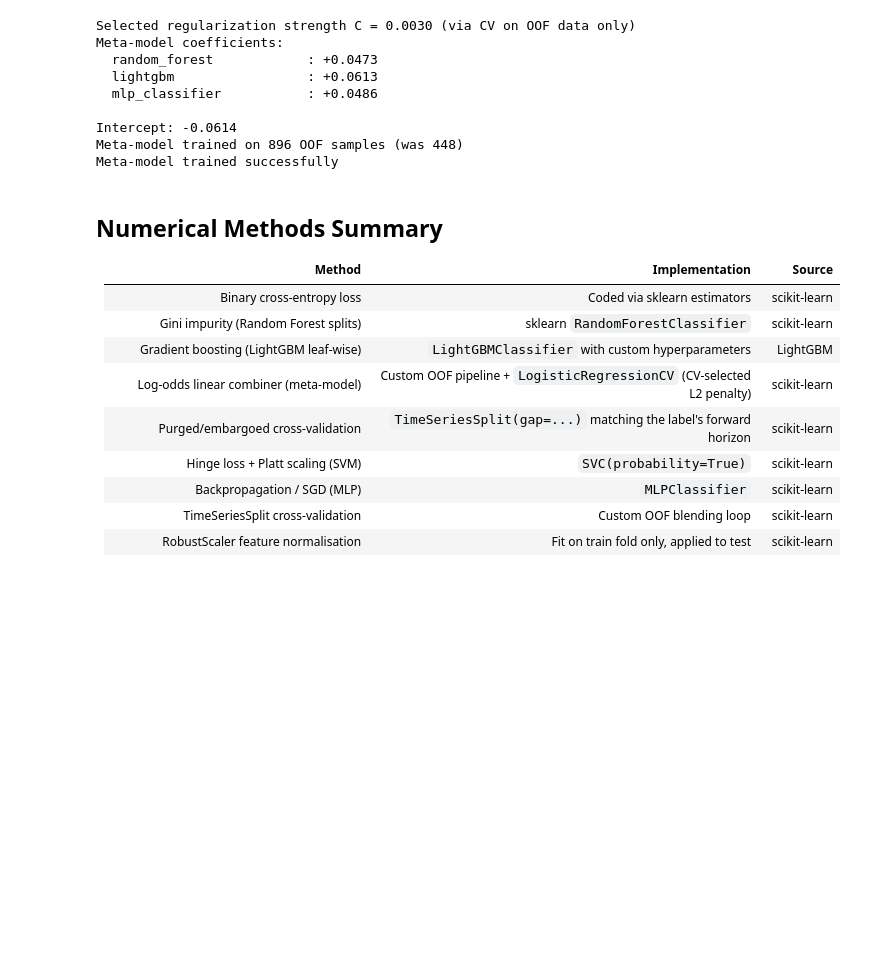
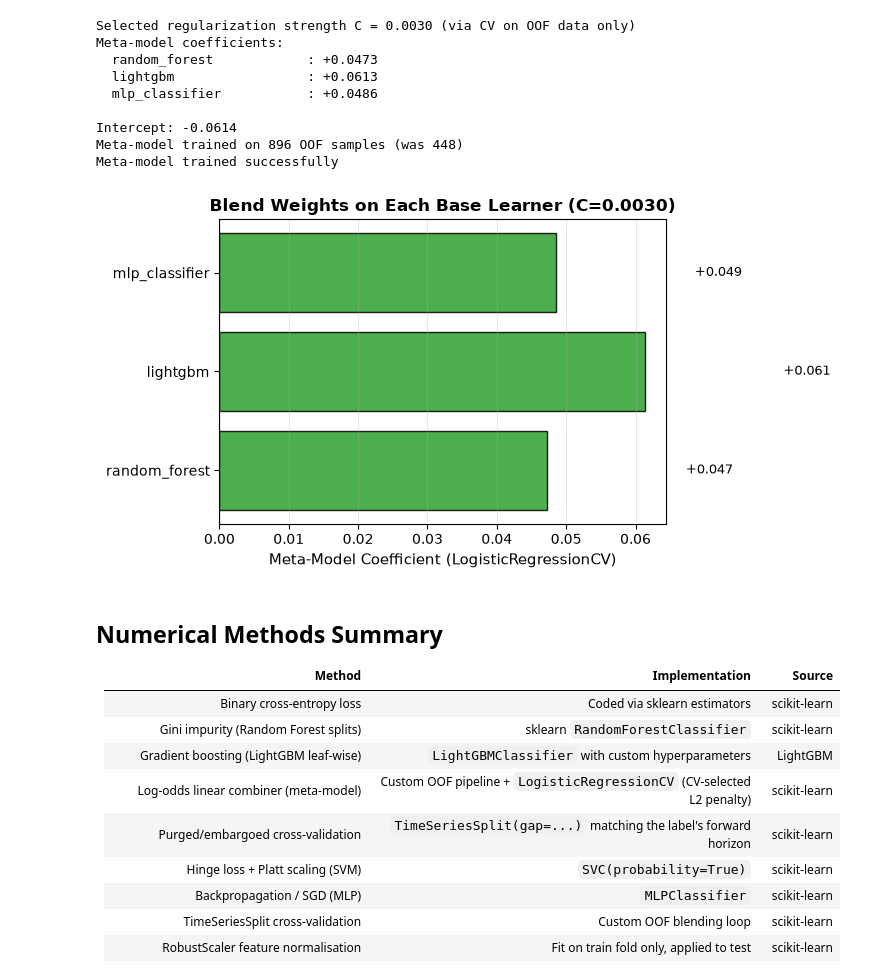
Before and after one commit to Sophialllin/CQF-, a Jupyter notebook: CQF_Volatility_Direction_5D_EXECUTED.ipynb, the cells around one changed output. Cells and saved outputs as stored; diff of their text form; code cells hidden in the pictures; blank space fills up the shorter version.

```diff
--- a/CQF_Volatility_Direction_5D_EXECUTED.ipynb
+++ b/CQF_Volatility_Direction_5D_EXECUTED.ipynb
@@ -3737,6 +3769,24 @@ Meta-model coefficients:
 Intercept: -0.0614
 Meta-model trained on 896 OOF samples (was 448)
 Meta-model trained successfully
+# %%
+# Visualize meta-model coefficients (blend weights on each base learner's OOF probability)
+fig, ax = plt.subplots(figsize=(8, 4))
+coef_names = list(meta_features_oof.columns)
+coef_vals = meta_model.coef_[0]
+colors = ['#2ca02c' if v > 0 else '#d62728' for v in coef_vals]
+ax.barh(coef_names, coef_vals, color=colors, edgecolor='black', alpha=0.85)
+ax.axvline(x=0, color='black', linewidth=0.8)
+ax.set_xlabel('Meta-Model Coefficient (LogisticRegressionCV)', fontsize=11)
+ax.set_title(f'Blend Weights on Each Base Learner (C={meta_model.C_[0]:.4f})', fontsize=12, fontweight='bold')
+ax.grid(True, alpha=0.3, axis='x')
+for i, v in enumerate(coef_vals):
+    ax.text(v + (0.02 if v >= 0 else -0.02), i, f'{v:+.3f}', va='center',
+            ha='left' if v >= 0 else 'right', fontsize=9)
+plt.tight_layout()
+plt.show()
+# %% [output]
+[figure, added]
 # %% [markdown]
 ## Numerical Methods Summary
 
```
Also changed, not shown: parts of 26 cells of this notebook, 1 other file.
